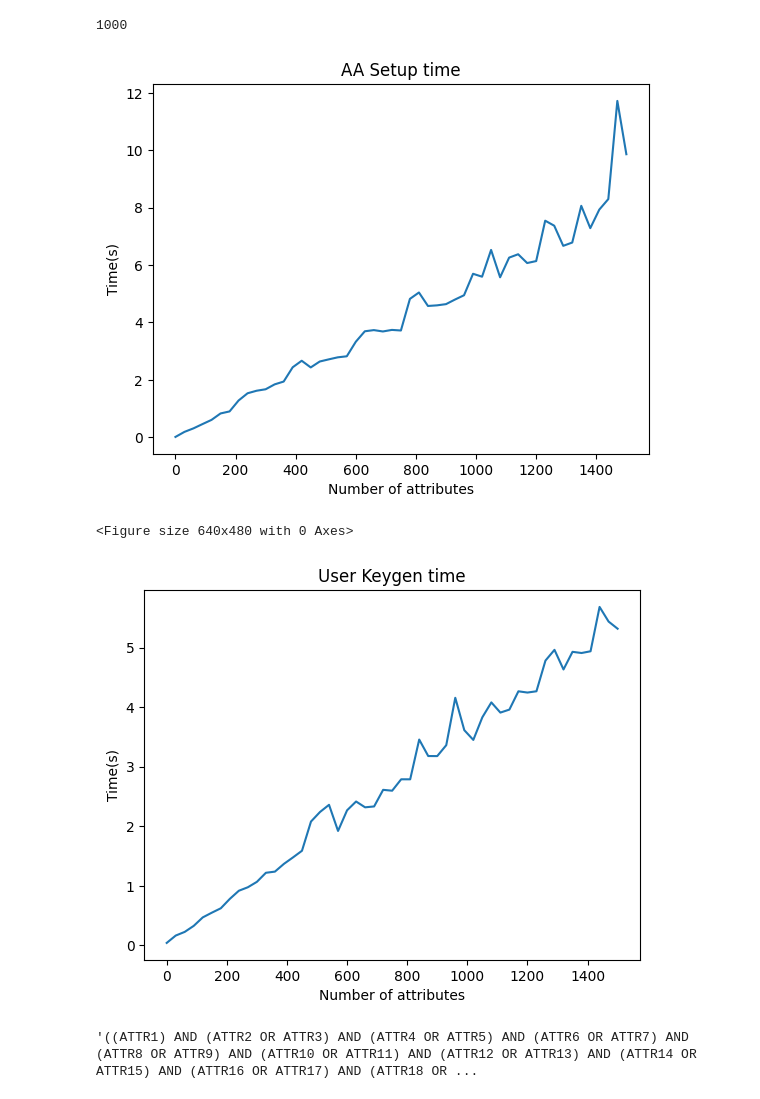
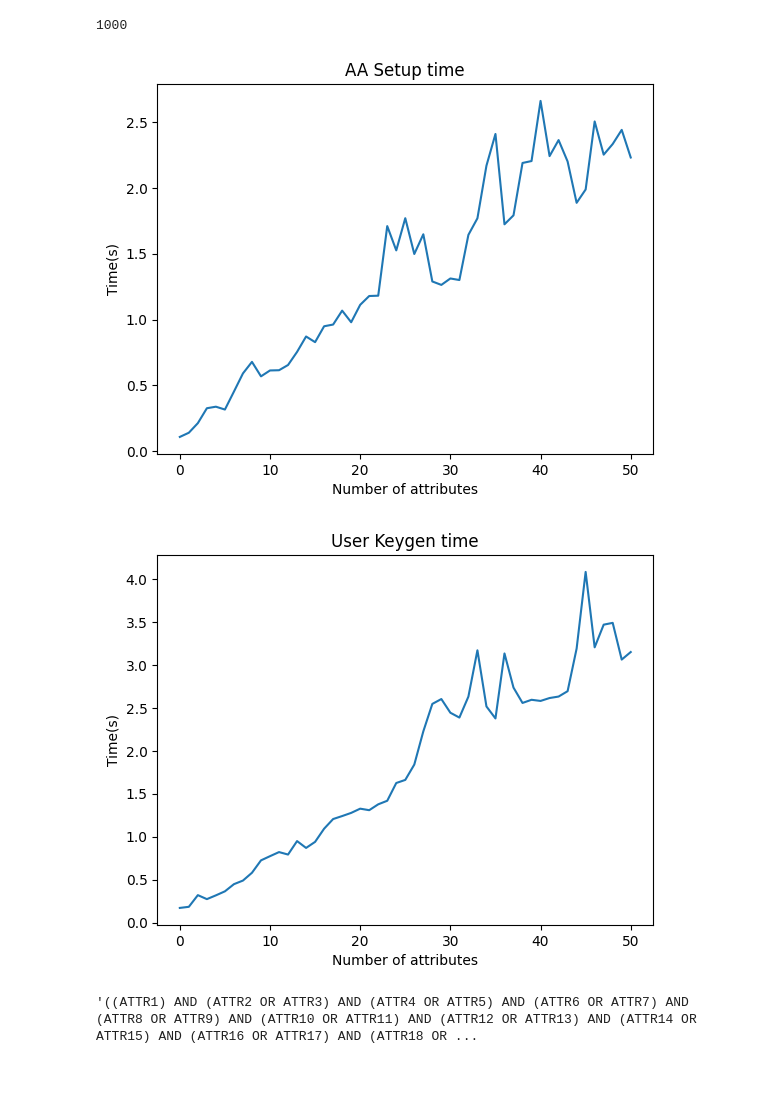
Before and after one commit to luongdinhduc0001/crypto, a Jupyter notebook: test.ipynb, the cells around one changed output. Cells and saved outputs as stored; diff of their text form; code cells hidden in the pictures.

```diff
--- a/test.ipynb
+++ b/test.ipynb
@@ -211,7 +211,7 @@ class MAABE_YJ14(object):
 # %%
 import time
 # %%
-groupObj = PairingGroup('SS512')
+groupObj = PairingGroup('SS1024')
 maabe = MAABE_YJ14(groupObj)
 GPP, GMK = maabe.setup()
 # %%
@@ -223,6 +223,6 @@ GPP
  'H': <function __main__.MAABE_YJ14.setup.<locals>.<lambda>(x)>}
 # %%
 attributes = []
-for i in range(1,1501):
+for i in range(1,51):
     attributes.append("ATTR"+str(i))
 # %%
@@ -296,7 +298,7 @@ def gen_policy(num_attr):
     return policy
 # %%
 AA_time = []
-for i in range(0, 1501, 30):
+for i in range(0, 51):
     j = i
     if i == 0:
         j = 1
@@ -304,19 +308,15 @@ for i in range(0, 1501, 30):
 # %%
-import matplotlib.pyplot as plt
-
 # Vẽ đồ thị
-plt.plot(list(range(0,1501,30)), AA_time)
-
+plt.plot(list(range(0,51)), AA_time)
+plt.savefig('AASetup.png')
 # Thêm tiêu đề và nhãn trục
 plt.title('AA Setup time')
 plt.xlabel('Number of attributes')
 plt.ylabel('Time(s)')
 
 # Hiển thị đồ thị
 plt.show()
-plt.savefig('AASetup.png')
 # %% [output]
-[figure, old version]
+[figure, new version]
-<Figure size 640x480 with 0 Axes>
 # %%
 userKeygen_times = []
@@ -328,11 +328,11 @@ for i in range(0,1501, 30):
 # %%
-plt.plot(list(range(0,1501,30)), userKeygen_times)
+plt.plot(list(range(0,51)), userKeygen_times)
 plt.title('User Keygen time')
 plt.xlabel('Number of attributes')
 plt.ylabel('Time(s)')
 plt.savefig('User Keygen.png')
 # %% [output]
-[figure, old version]
+[figure, new version]
 # %%
 gen_policy(100)
 # %% [output]
```
Also changed, not shown: parts of 11 cells of this notebook, 8 other files.
